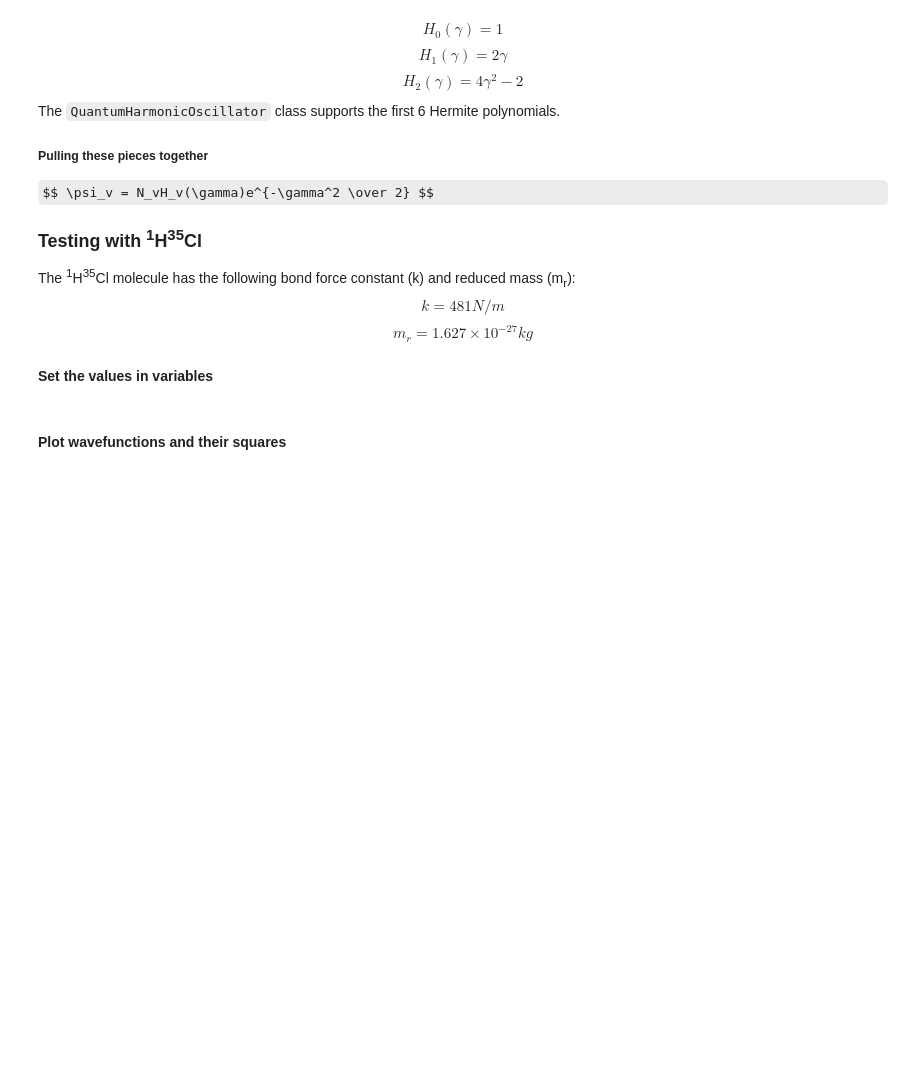
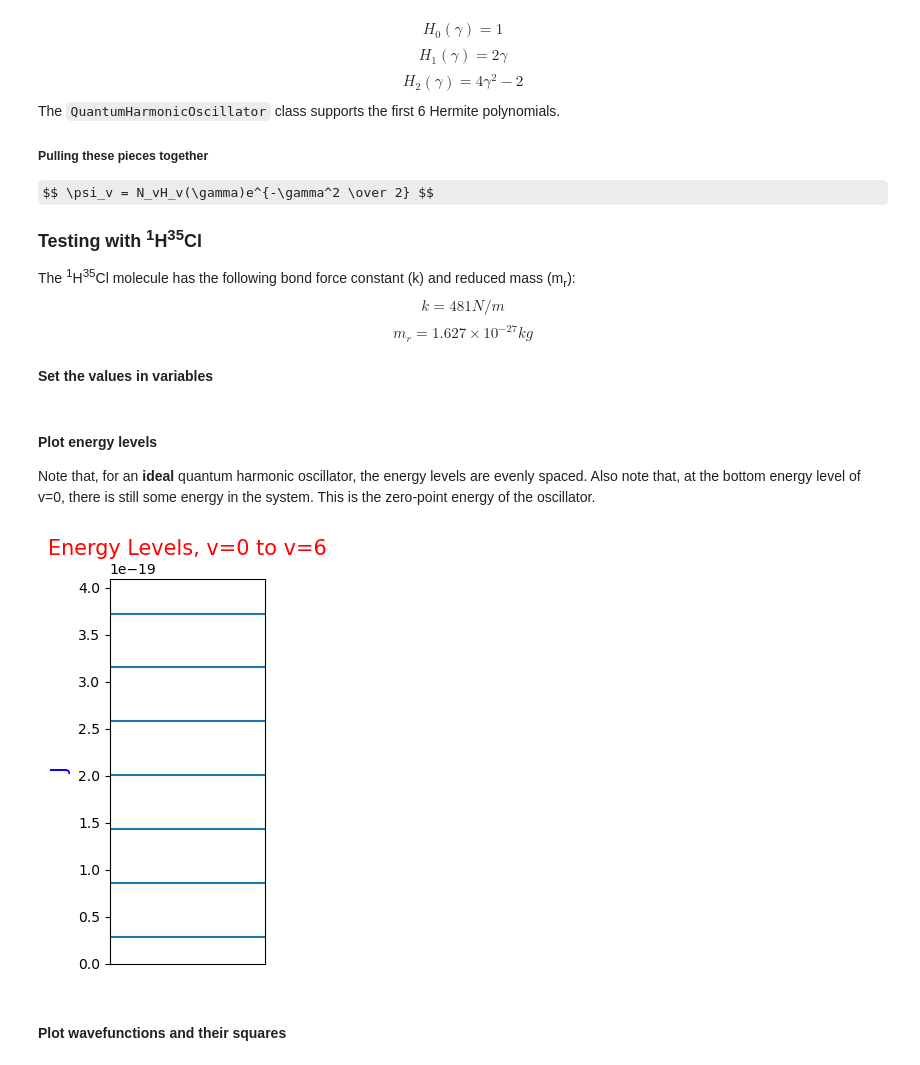
Before and after one commit to akey7/quantum-harmonic-oscillator, a Jupyter notebook: harmonic-oscillator-stills.ipynb, the cells around one changed output. Saved outputs shown, nothing was run; the diff lists cells and outputs as text; code cells hidden in the pictures; some formulas as TeX source; blank space fills up the shorter version.

```diff
--- a/harmonic-oscillator-stills.ipynb
+++ b/harmonic-oscillator-stills.ipynb
@@ -62,3 +64,17 @@ n_points = 1000  # Number of points to to calculate between the min and max
+# %% [markdown]
+#### Plot energy levels
+Note that, for an **ideal** quantum harmonic oscillator, the energy levels are evenly spaced. Also note that, at the bottom energy level of v=0, there is still some energy in the system. This is the zero-point energy of the oscillator.
+# %%
+energies = [qho.energy(v) for v in range(qho.max_v()+1)]
+fig, ax = plt.subplots(nrows=1, ncols=1, figsize=(2, 5))
+ax.set_ylim(0., max(energies)*1.1)
+ax.set_xticks([])
+ax.set_ylabel('J', size=15, color='b')
+ax.set_title(f'Energy Levels, v=0 to v={qho.max_v()}', size=15, color='r')
+for energy in energies:
+    ax.axhline(energy)
+# %% [output]
+[figure, added]
 # %% [markdown]
 #### Plot wavefunctions and their squares
 # %%
```
Also changed, not shown: parts of 2 cells of this notebook.
